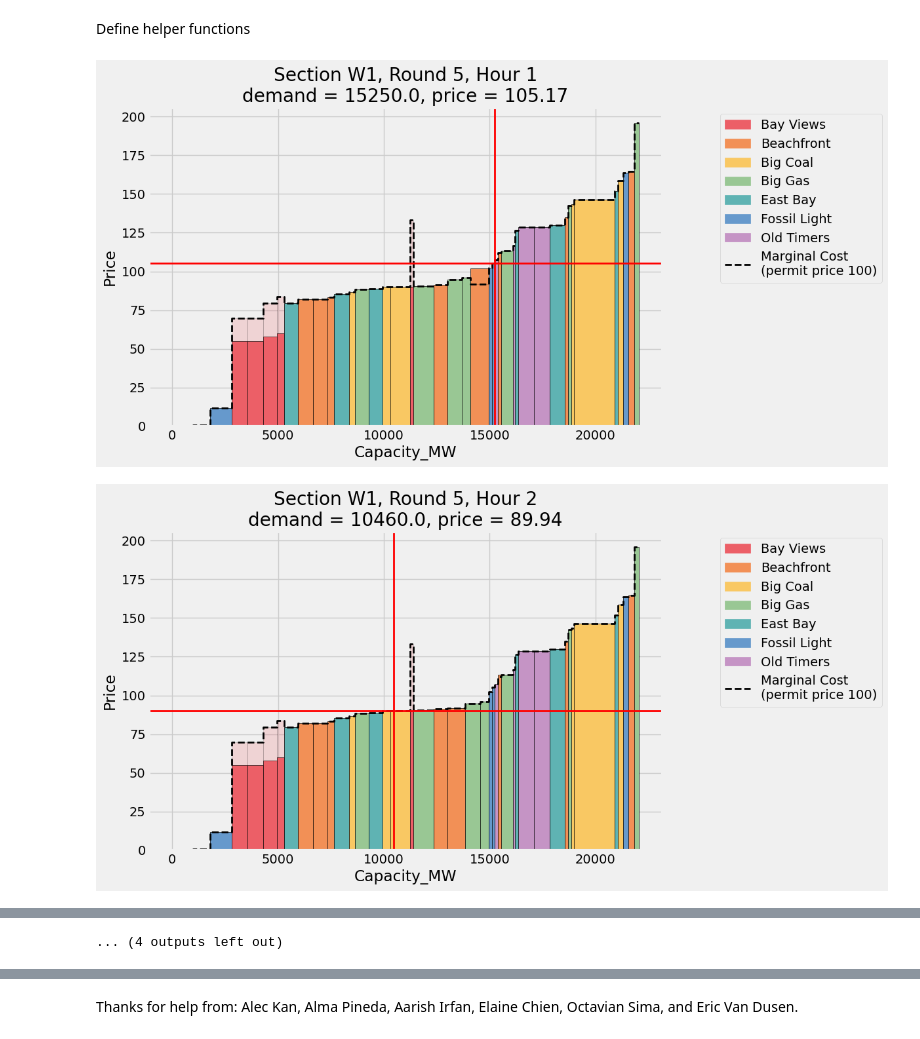
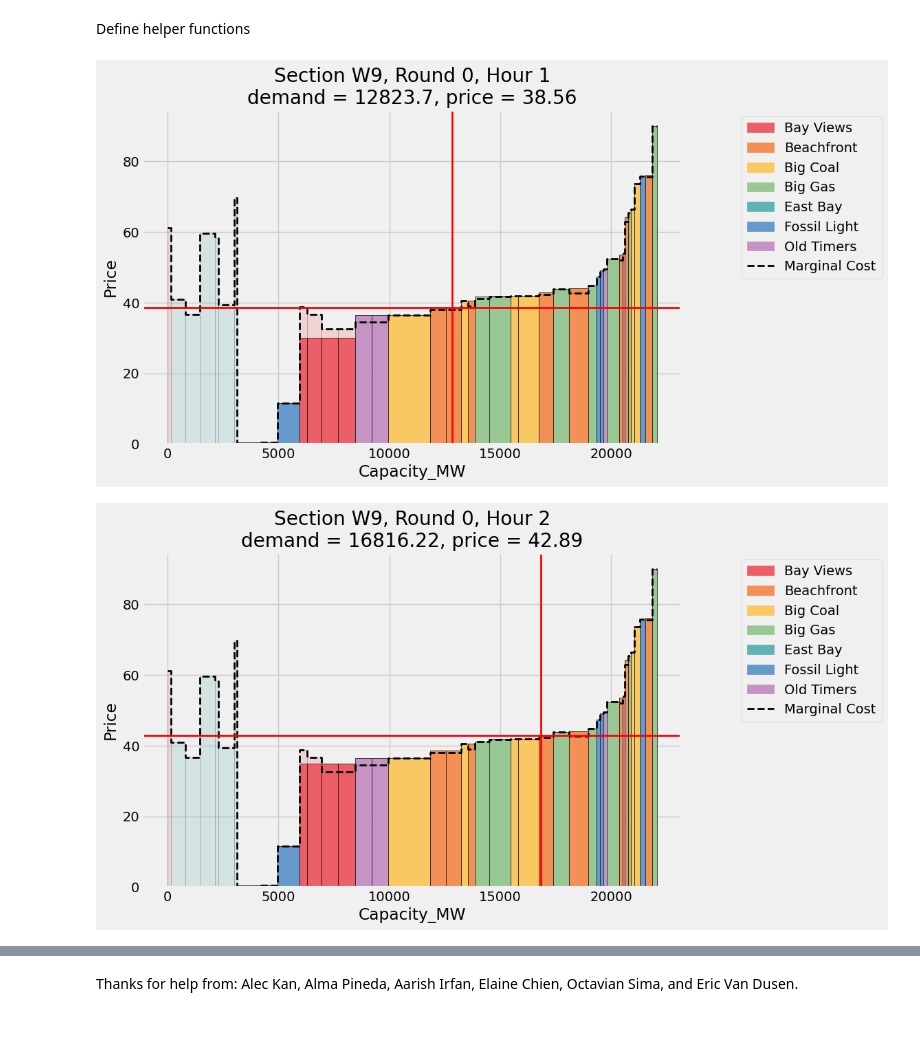
Before and after one commit to ds-modules/EEP-147-SP24, a Jupyter notebook: ESG-LectureGraphs/ESG_LectureGraphs.ipynb, the cells around one changed output, grey strips where cells are left out. Saved outputs shown, nothing was run; the diff lists cells and outputs as text; code cells hidden in the pictures.

Commit message:
Updating the lecture graphs notebook

```diff
--- a/ESG-LectureGraphs/ESG_LectureGraphs.ipynb
+++ b/ESG-LectureGraphs/ESG_LectureGraphs.ipynb
@@ -33,8 +32,9 @@ The variable **current_period** should contain the current round.
 
 The variable **pab_periods** should contain each of the periods for which there was or will be a pay-as-bid auction.  This shouldn't change.
 # %%
-section = "W1"
-period = 5
+SECTIONS = ['W9','T1','T2']
+section = "W9"
+period = 0
 #leave current period - it works with some of the functions
 current_period = period+1
 pab_periods = [1]
@@ -265,7 +265,7 @@ round2_col = []
 round3_col = []
 
 if current_period == 4:
-    for section in ['W1','Th1','Th2','F1']:
+    for section in SECTIONS:
         for portfolio in np.unique(ESG["Group"]):
             emissions_df_portfolio = total_emissions(section, portfolio)
             section_col.append(section)
@@ -285,20 +285,20 @@ emissions_df['Round3'] = round3_col
 emissions_df.to_csv('emissions_123.csv', index=False)
 # %%
 import warnings
-np.warnings.filterwarnings('ignore', category=np.VisibleDeprecationWarning)
+warnings.filterwarnings('ignore', category=np.VisibleDeprecationWarning)
 warnings.simplefilter(action='ignore', category=FutureWarning)
 
 if period < 7:
-    for section in ['W1','Th1','Th2','F1']:
-        for hour in range(1,5):
+    for section in SECTIONS:
+        for hour in [1,2,3,4]:
             market_plot(section = section,
                         hour = hour,
                         period = period,
-                        carbon_price = 100,
+                        carbon_price = 0,
                         my_portfolio = 'Bay Views',
                         def_my_bids = False,
                         def_others_bids = False)
             plt.savefig(section+"_"+str(hour)+".png", bbox_inches="tight")
 # %% [output]
-[figure, old version]
+[figure, new version]
-[figure, old version]
+[figure, new version]
@@ -315,4 +315,3 @@ if period < 7:
-... (4 outputs left out)
 # %%
 def permit_plot(period, price_floor, price_ceiling, govt_permits):
 
```
Also changed, not shown: parts of 4 cells of this notebook, 15 other files.
